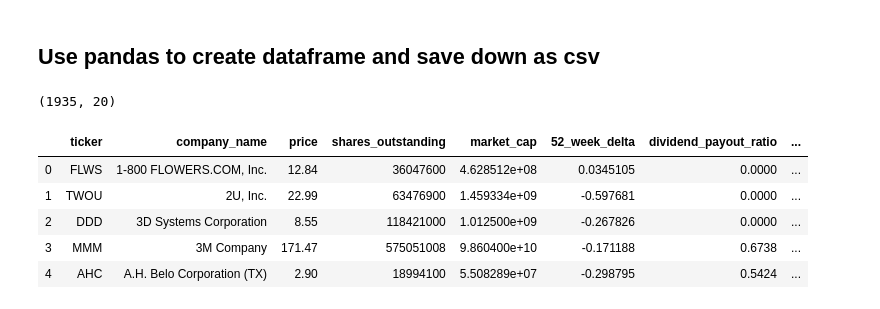
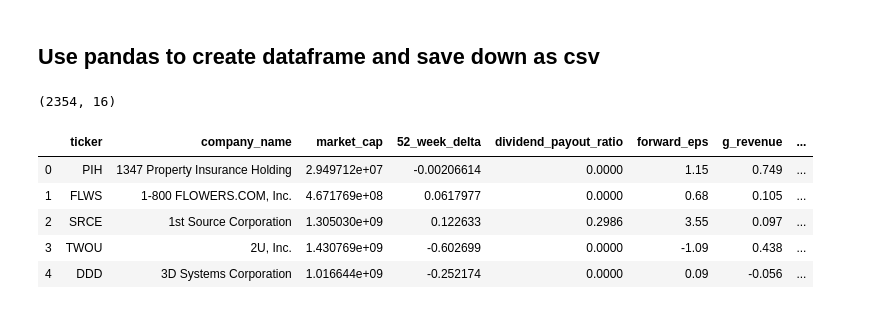
Before and after one commit to jprinfret/stock_classifier, a Jupyter notebook: data_gathering_cleaning_and_saving.ipynb, the cells around one changed output. Saved outputs shown, nothing was run; the diff lists cells and outputs as text; code cells hidden in the pictures.

```diff
--- a/data_gathering_cleaning_and_saving.ipynb
+++ b/data_gathering_cleaning_and_saving.ipynb
@@ -98,61 +113,53 @@ for company in good_tickers:
 # %%
-data = []
+add_data = []
 for company in good_data:
     fundamentals_tuple = (
     company['ticker'][0],
     company['company_name'][0],
-    company['price'][0],
-    company['shares_outstanding'][0],
     company['market_cap'][0],
     company['52_week_delta'][0],
     company['dividend_payout_ratio'][0],
-    company['foward_eps'][0],
-    company['trailing_eps'][0],
+    company['forward_eps'][0],
     company['g_revenue'][0],
     company['gross_margin_pct'][0],
     company['ebitda_margin_pct'][0],
-    company['price_to_foward_earnings'][0],
-    company['price_to_trailing_earnings'][0],
+    company['price_to_forward_earnings'][0],
     company['price_to_book'][0],
     company['debt_to_equity'][0],
     company['return_on_assets'][0],
     company['return_on_equity'][0],
     company['largest_institutional_owner'][0],
     company['recommendation'])
-    data.append(fundamentals_tuple)
+    add_data.append(fundamentals_tuple)
 # %% [markdown]
 ## Use pandas to create dataframe and save down as csv
 # %%
 # create a dataframe of good data companies
 columns = ['ticker',
            'company_name',
-           'price',
-           'shares_outstanding',
            'market_cap',
            '52_week_delta',
            'dividend_payout_ratio',
-           'foward_eps',
-           'trailing_eps',
+           'forward_eps',
            'g_revenue',
            'gross_margin_pct',
            'ebitda_margin_pct',
-           'price_to_foward_earnings',
-           'price_to_trailing_earnings',
+           'price_to_forward_earnings',
            'price_to_book',
            'debt_to_equity',
            'return_on_assets',
            'return_on_equity',
            'largest_institutional_owner',
            'recommendation']
 
-df = pd.DataFrame(data, columns=columns)
+df = pd.DataFrame(add_data, columns=columns)
 print(df.shape)
 df.head()
 # %% [output]
-(1935, 20)
+(2354, 16)
-|  | ticker | company_name | price | shares_outstanding | market_cap | 52_week_delta | dividend_payout_ratio | ... |
-| 0 | FLWS | 1-800 FLOWERS.COM, Inc. | 12.84 | 36047600 | 4.628512e+08 | 0.0345105 | 0.0000 | ... |
-| 1 | TWOU | 2U, Inc. | 22.99 | 63476900 | 1.459334e+09 | -0.597681 | 0.0000 | ... |
-| 2 | DDD | 3D Systems Corporation | 8.55 | 118421000 | 1.012500e+09 | -0.267826 | 0.0000 | ... |
-| 3 | MMM | 3M Company | 171.47 | 575051008 | 9.860400e+10 | -0.171188 | 0.6738 | ... |
-| 4 | AHC | A.H. Belo Corporation (TX) | 2.90 | 18994100 | 5.508289e+07 | -0.298795 | 0.5424 | ... |
+|  | ticker | company_name | market_cap | 52_week_delta | dividend_payout_ratio | forward_eps | g_revenue | ... |
+| 0 | PIH | 1347 Property Insurance Holding | 2.949712e+07 | -0.00206614 | 0.0000 | 1.15 | 0.749 | ... |
+| 1 | FLWS | 1-800 FLOWERS.COM, Inc. | 4.671769e+08 | 0.0617977 | 0.0000 | 0.68 | 0.105 | ... |
+| 2 | SRCE | 1st Source Corporation | 1.305030e+09 | 0.122633 | 0.2986 | 3.55 | 0.097 | ... |
+| 3 | TWOU | 2U, Inc. | 1.430769e+09 | -0.602699 | 0.0000 | -1.09 | 0.438 | ... |
+| 4 | DDD | 3D Systems Corporation | 1.016644e+09 | -0.252174 | 0.0000 | 0.09 | -0.056 | ... |
```
Also changed, not shown: parts of 11 cells of this notebook, 6 other files.
